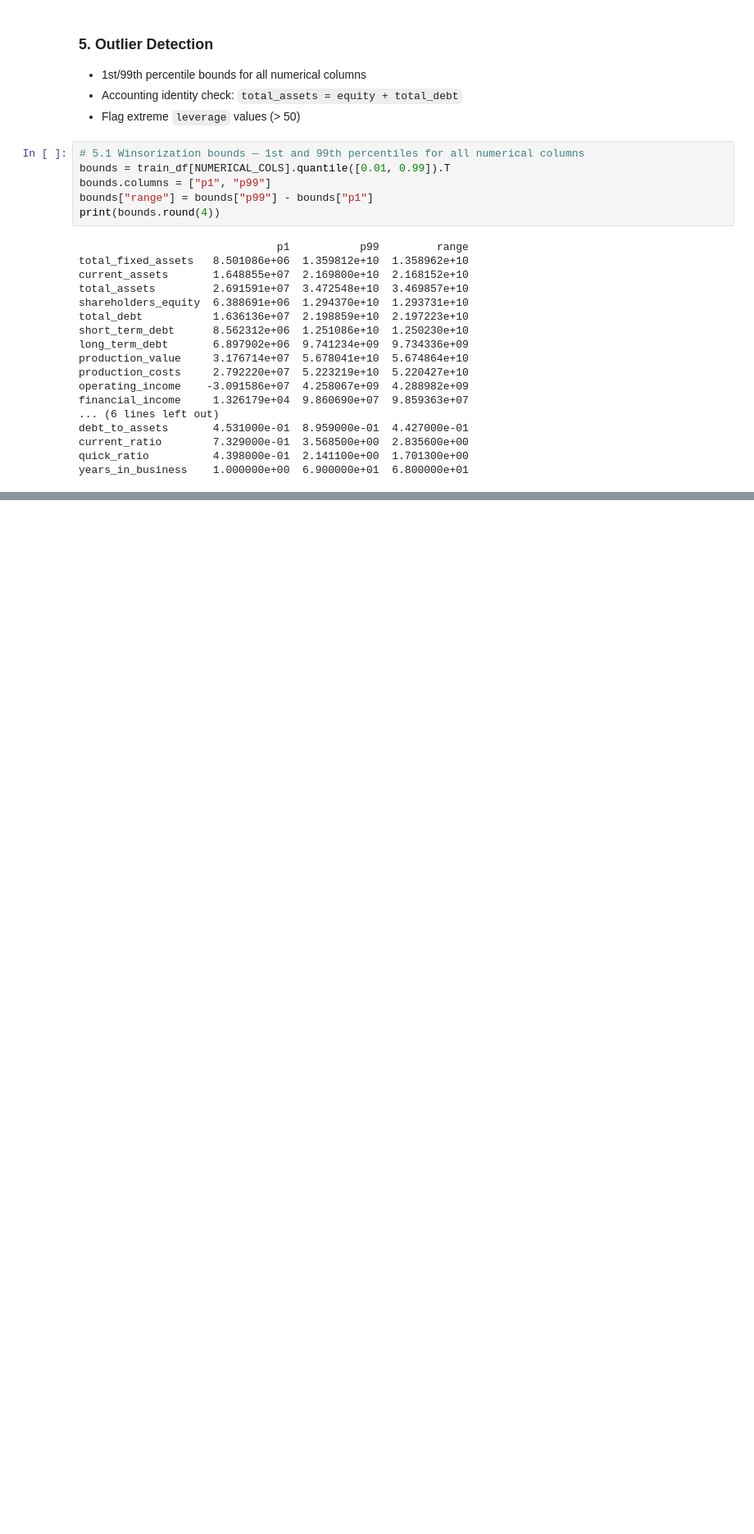
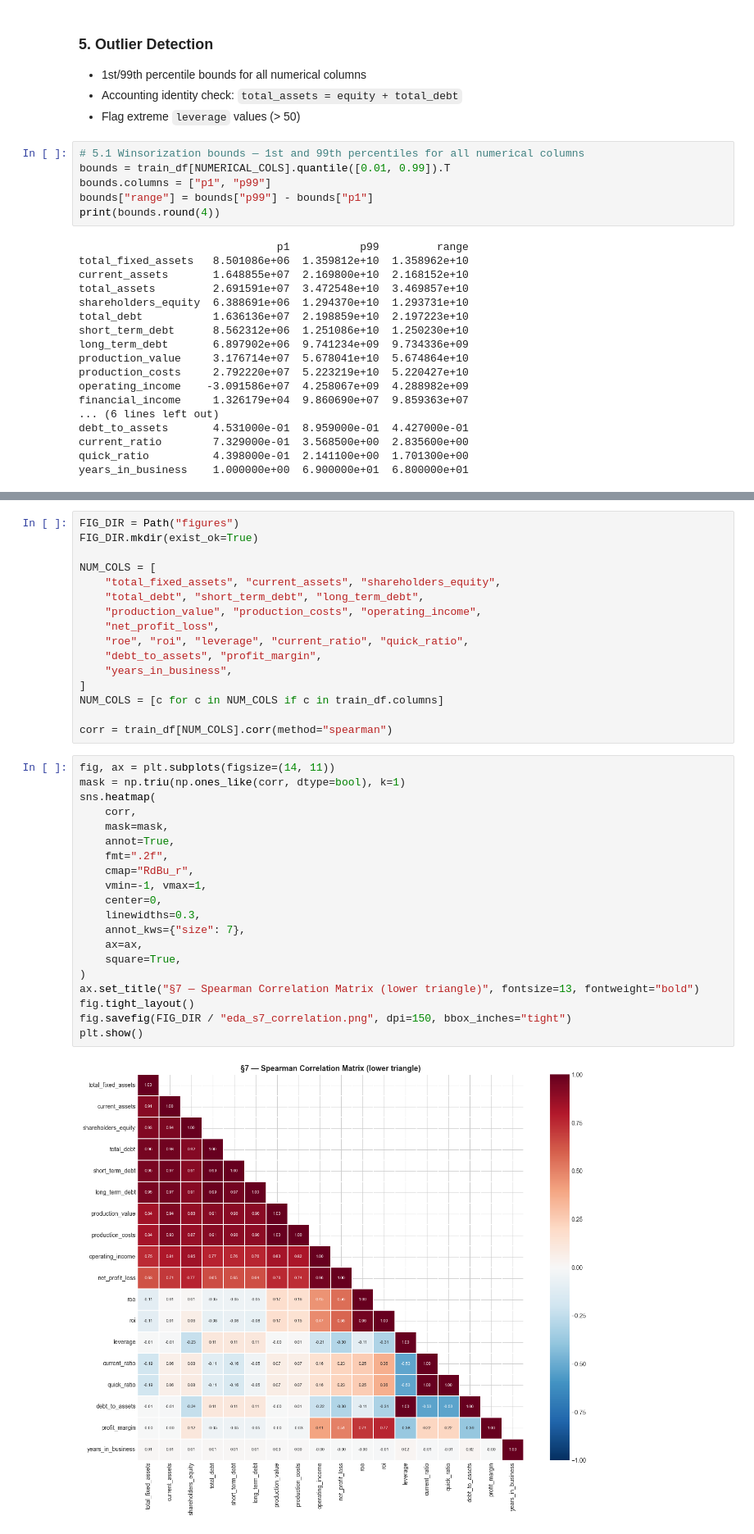
Before and after one commit to LolloPaz/ifc, a Jupyter notebook: notebooks/01_eda.ipynb, the cells around one changed output, grey strips where cells are left out. Shown at 82% size. Cells and saved outputs as stored; diff of their text form; blank space fills up the shorter version.

```diff
--- a/notebooks/01_eda.ipynb
+++ b/notebooks/01_eda.ipynb
@@ -1117,0 +1218,38 @@ years_in_business          77        102    179  1.51
+# %%
+FIG_DIR = Path("figures")
+FIG_DIR.mkdir(exist_ok=True)
+
+NUM_COLS = [
+    "total_fixed_assets", "current_assets", "shareholders_equity",
+    "total_debt", "short_term_debt", "long_term_debt",
+    "production_value", "production_costs", "operating_income",
+    "net_profit_loss",
+    "roe", "roi", "leverage", "current_ratio", "quick_ratio",
+    "debt_to_assets", "profit_margin",
+    "years_in_business",
+]
+NUM_COLS = [c for c in NUM_COLS if c in train_df.columns]
+
+corr = train_df[NUM_COLS].corr(method="spearman")
+# %%
+fig, ax = plt.subplots(figsize=(14, 11))
+mask = np.triu(np.ones_like(corr, dtype=bool), k=1)
+sns.heatmap(
+    corr,
+    mask=mask,
+    annot=True,
+    fmt=".2f",
+    cmap="RdBu_r",
+    vmin=-1, vmax=1,
+    center=0,
+    linewidths=0.3,
+    annot_kws={"size": 7},
+    ax=ax,
+    square=True,
+)
+ax.set_title("§7 — Spearman Correlation Matrix (lower triangle)", fontsize=13, fontweight="bold")
+fig.tight_layout()
+fig.savefig(FIG_DIR / "eda_s7_correlation.png", dpi=150, bbox_inches="tight")
+plt.show()
+# %% [output]
+[figure, added]
```
Also changed, not shown: parts of 33 cells of this notebook, 1 other file.
